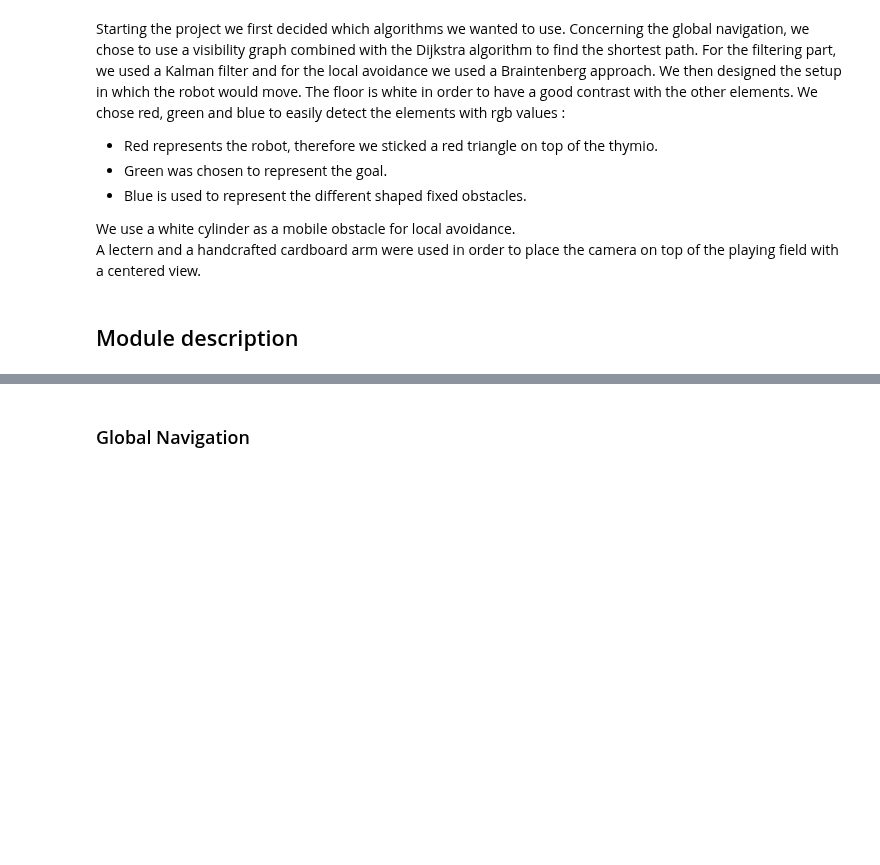
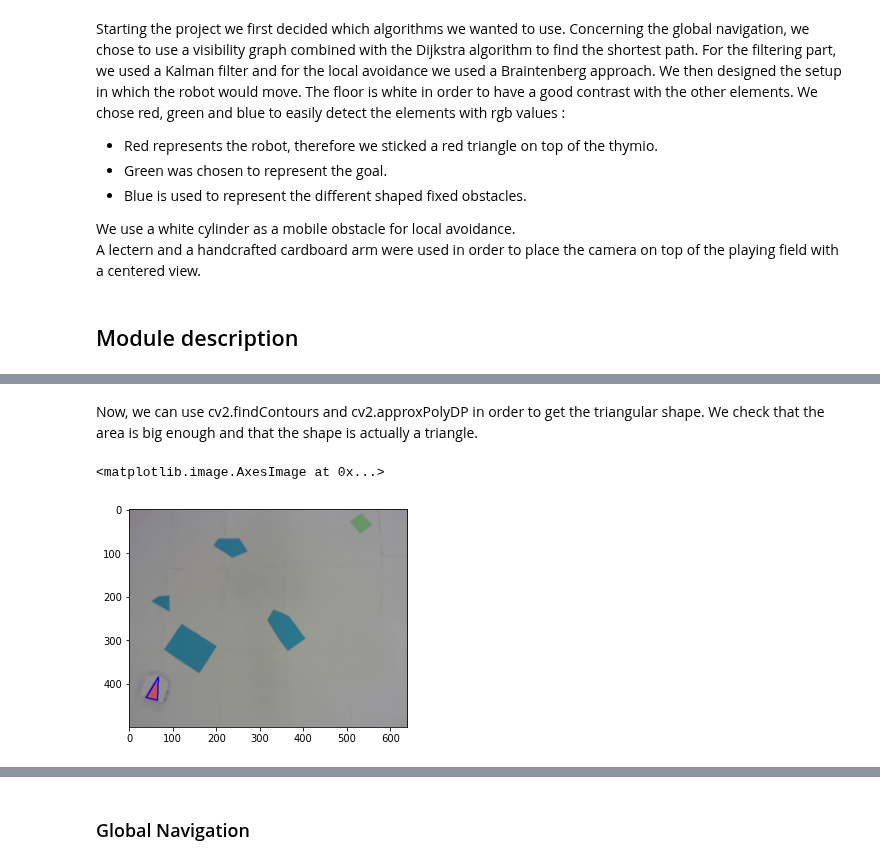
Before and after one commit to tgieruc/BOMR_2021, a Jupyter notebook: main.ipynb, the cells around one changed output, grey strips where cells are left out. Drawn from its saved outputs; the diff is of its cells as text; code cells hidden in the pictures; blank space fills up the shorter version.

```diff
--- a/main.ipynb
+++ b/main.ipynb
@@ -26,0 +76,14 @@ A lectern and a handcrafted cardboard arm were used in order to place the camera
+# %% [markdown]
+Now, we can use cv2.findContours and cv2.approxPolyDP in order to get the triangular shape. We check that the area is big enough and that the shape is actually a triangle.
+# %%
+robot_contour, _ = cv2.findContours(binary_img.astype(np.uint8), cv2.RETR_TREE, cv2.CHAIN_APPROX_SIMPLE)
+robot_contour = cv2.approxPolyDP(robot_contour[1], 0.03 * cv2.arcLength(robot_contour[1], True), True).reshape(-1,2)
+area = cv2.contourArea(robot_contour)
+assert(40 < area <  actual_frame.shape[0] * actual_frame.shape[1])
+assert(robot_contour.shape[0] == 3)
+
+# Show the results
+plt.imshow(cv2.drawContours(actual_frame.copy(), [robot_contour], 0, (0,0,255), 2))
+# %% [output]
+<matplotlib.image.AxesImage at 0x...>
+[figure, added]
```
Also changed, not shown: parts of 54 cells of this notebook.
